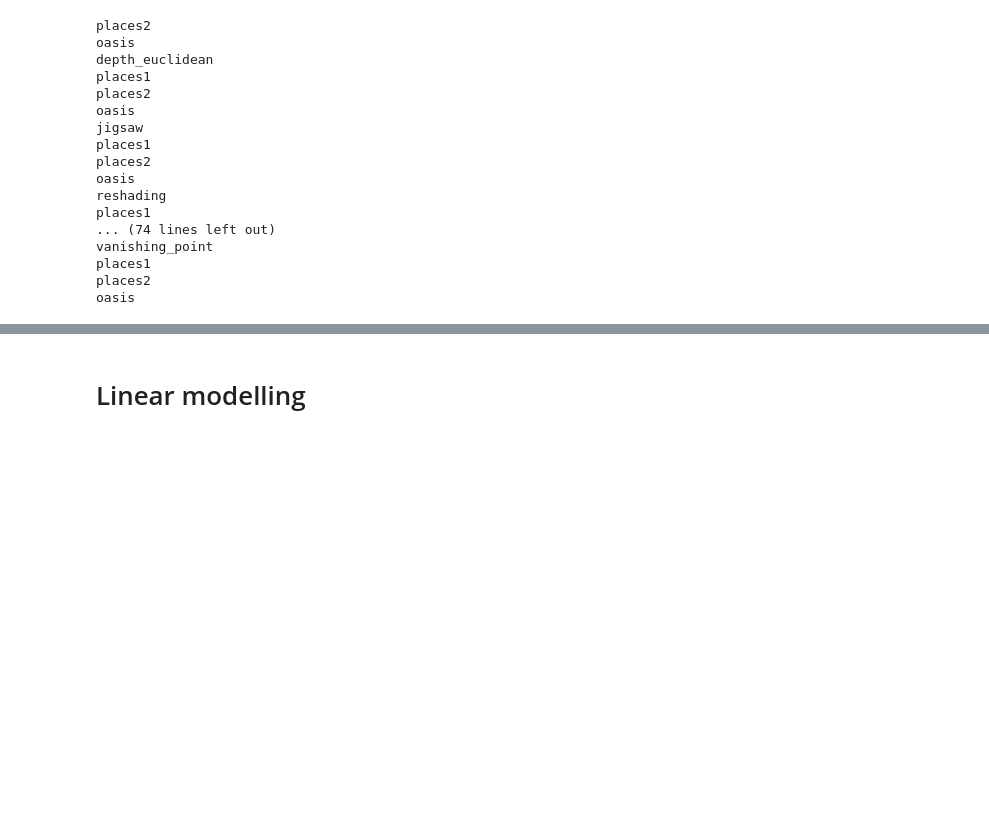
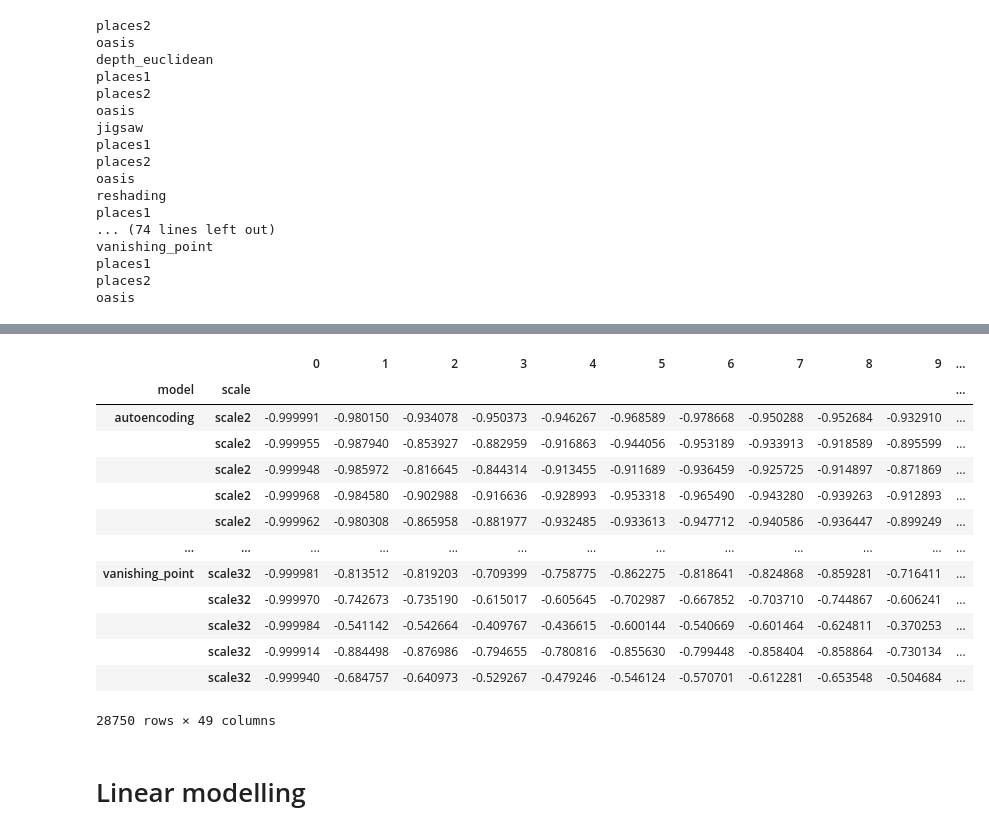
Before and after one commit to toniklenk/thesis-integration-beauty, a Jupyter notebook: analyse_taskonomy.ipynb, the cells around one changed output, grey strips where cells are left out. Saved outputs shown, nothing was run; the diff lists cells and outputs as text; code cells hidden in the pictures; blank space fills up the shorter version.

```diff
--- a/analyse_taskonomy.ipynb
+++ b/analyse_taskonomy.ipynb
@@ -160,3 +177,20 @@ oasis
+# %%
+df.loc[:,'places1',:]#.groupby('scale')
+# %% [output]
+|  |  | 0 | 1 | 2 | 3 | 4 | 5 | 6 | 7 | 8 | 9 | ... |
+| model | scale |  |  |  |  |  |  |  |  |  |  | ... |
+| autoencoding | scale2 | -0.999991 | -0.980150 | -0.934078 | -0.950373 | -0.946267 | -0.968589 | -0.978668 | -0.950288 | -0.952684 | -0.932910 | ... |
+|  | scale2 | -0.999955 | -0.987940 | -0.853927 | -0.882959 | -0.916863 | -0.944056 | -0.953189 | -0.933913 | -0.918589 | -0.895599 | ... |
+|  | scale2 | -0.999948 | -0.985972 | -0.816645 | -0.844314 | -0.913455 | -0.911689 | -0.936459 | -0.925725 | -0.914897 | -0.871869 | ... |
+|  | scale2 | -0.999968 | -0.984580 | -0.902988 | -0.916636 | -0.928993 | -0.953318 | -0.965490 | -0.943280 | -0.939263 | -0.912893 | ... |
+|  | scale2 | -0.999962 | -0.980308 | -0.865958 | -0.881977 | -0.932485 | -0.933613 | -0.947712 | -0.940586 | -0.936447 | -0.899249 | ... |
+| ... | ... | ... | ... | ... | ... | ... | ... | ... | ... | ... | ... | ... |
+| vanishing_point | scale32 | -0.999981 | -0.813512 | -0.819203 | -0.709399 | -0.758775 | -0.862275 | -0.818641 | -0.824868 | -0.859281 | -0.716411 | ... |
+|  | scale32 | -0.999970 | -0.742673 | -0.735190 | -0.615017 | -0.605645 | -0.702987 | -0.667852 | -0.703710 | -0.744867 | -0.606241 | ... |
+|  | scale32 | -0.999984 | -0.541142 | -0.542664 | -0.409767 | -0.436615 | -0.600144 | -0.540669 | -0.601464 | -0.624811 | -0.370253 | ... |
+|  | scale32 | -0.999914 | -0.884498 | -0.876986 | -0.794655 | -0.780816 | -0.855630 | -0.799448 | -0.858404 | -0.858864 | -0.730134 | ... |
+|  | scale32 | -0.999940 | -0.684757 | -0.640973 | -0.529267 | -0.479246 | -0.546124 | -0.570701 | -0.612281 | -0.653548 | -0.504684 | ... |
+28750 rows × 49 columns
 # %% [markdown]
 # Linear modelling
 # %%
```
Also changed, not shown: parts of 10 cells of this notebook, 1 other file.
